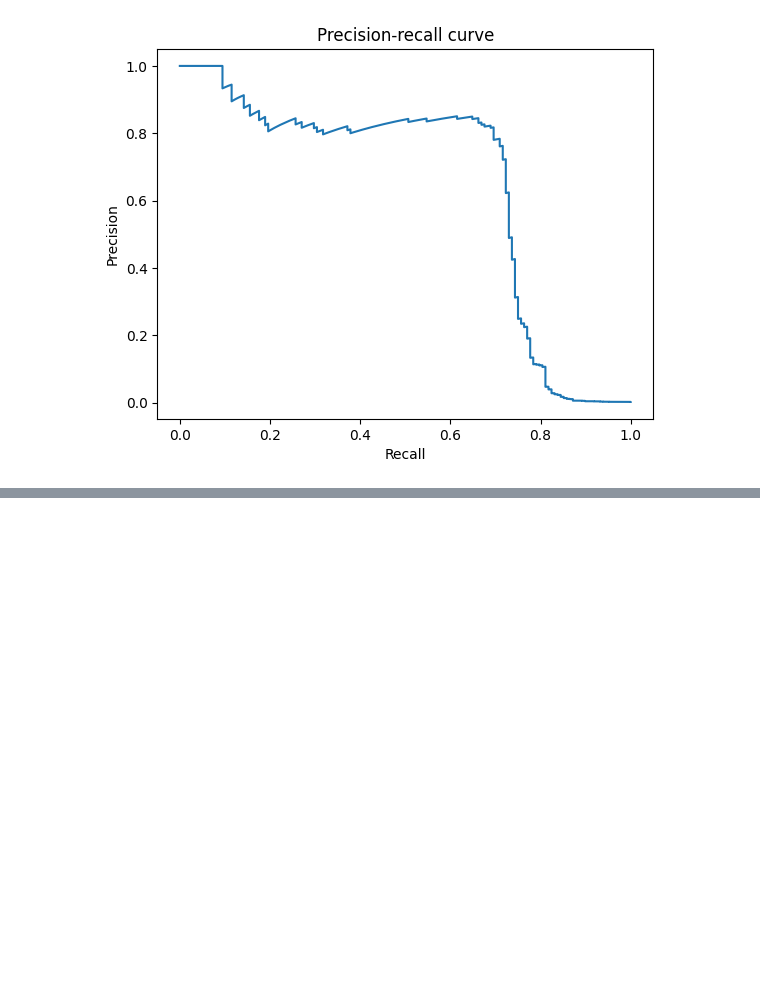
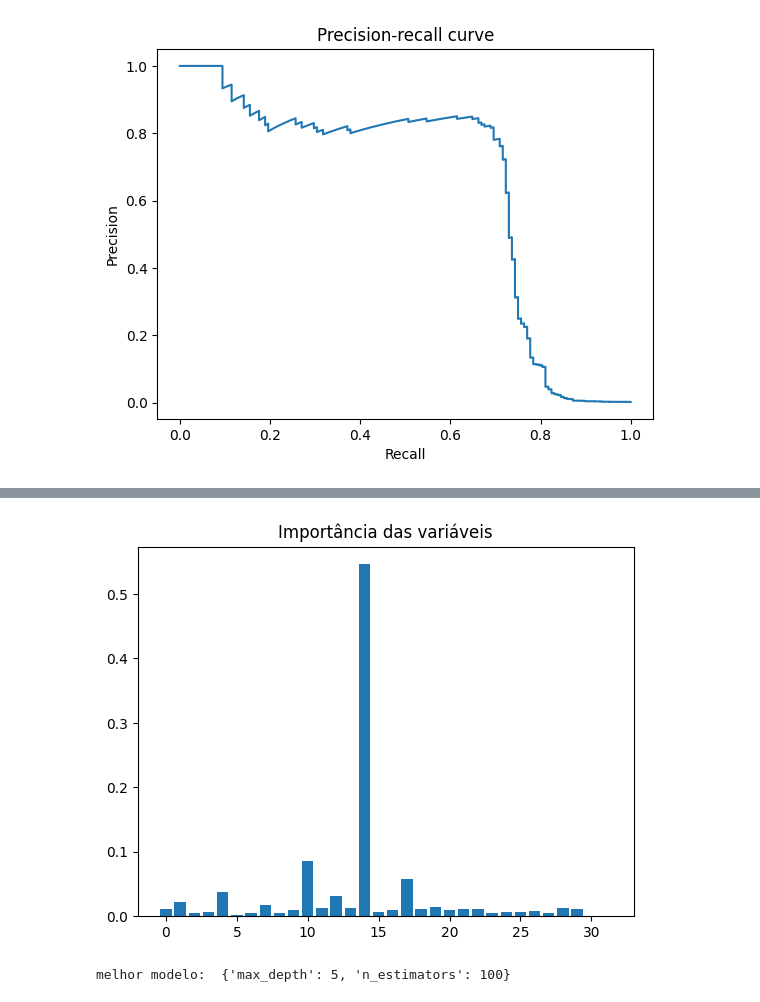
Before and after one commit to jorgetxjr/detect_anomalia_transacoes_dio, a Jupyter notebook: deteccao_fraudes.ipynb, the cells around one changed output, grey strips where cells are left out. Cells and saved outputs as stored; diff of their text form; code cells hidden in the pictures; blank space fills up the shorter version.

```diff
--- a/deteccao_fraudes.ipynb
+++ b/deteccao_fraudes.ipynb
@@ -117,8 +120,12 @@ rf = RandomForestClassifier(
     n_estimators=50,
     max_depth=10,
     class_weight="balanced",
-    n_jobs=1,
+    n_jobs=-1,
     random_state=42
 )
 
 rf.fit(variaveis_entrada_train,target_train)
+
+y_pred_rf = rf.predict(variaveis_entrada_test)
+
+print(classification_report(target_test,y_pred_rf))
@@ -124,0 +141,9 @@ rf.fit(variaveis_entrada_train,target_train)
+# %%
+pipeline = Pipeline([
+    ("scaler", StandardScaler()),
+    ("model", LogisticRegression(max_iter=1000))
+])
+
+pipeline.fit(variaveis_entrada_train, target_train)
+
+y_pred = pipeline.predict(variaveis_entrada_test)
@@ -124,0 +165,12 @@ rf.fit(variaveis_entrada_train,target_train)
+# %%
+xgb = XGBClassifier(
+    scale_pos_weight = 10,
+    use_label_encoder = False,
+    eval_metric="logloss"
+)
+
+xgb.fit(variaveis_entrada_train,target_train)
+
+y_pred_xgb = xgb.predict(variaveis_entrada_test)
+
+print(classification_report(target_test,y_pred_xgb))
@@ -124,0 +189,29 @@ rf.fit(variaveis_entrada_train,target_train)
+# %%
+#importancia de variáveis
+
+importancias = xgb.feature_importances_
+
+plt.bar(range(len(importancias)),importancias)
+plt.title("Importância das variáveis")
+plt.show()
+# %% [output]
+[figure, added]
+# %%
+#Ajustes de hiperparâmetros
+param_grid = {
+    "max_depth": [3,5],
+    "n_estimators":[50,100]
+}
+
+grid = GridSearchCV(
+    XGBClassifier(eval_metric="logloss"),
+    param_grid,
+    scoring="recall",
+    cv=3
+)
+
+grid.fit(variaveis_entrada_train, target_train)
+
+print("melhor modelo: ", grid.best_params_)
+# %% [output]
+melhor modelo:  {'max_depth': 5, 'n_estimators': 100}
```
Also changed, not shown: parts of 5 cells of this notebook.
